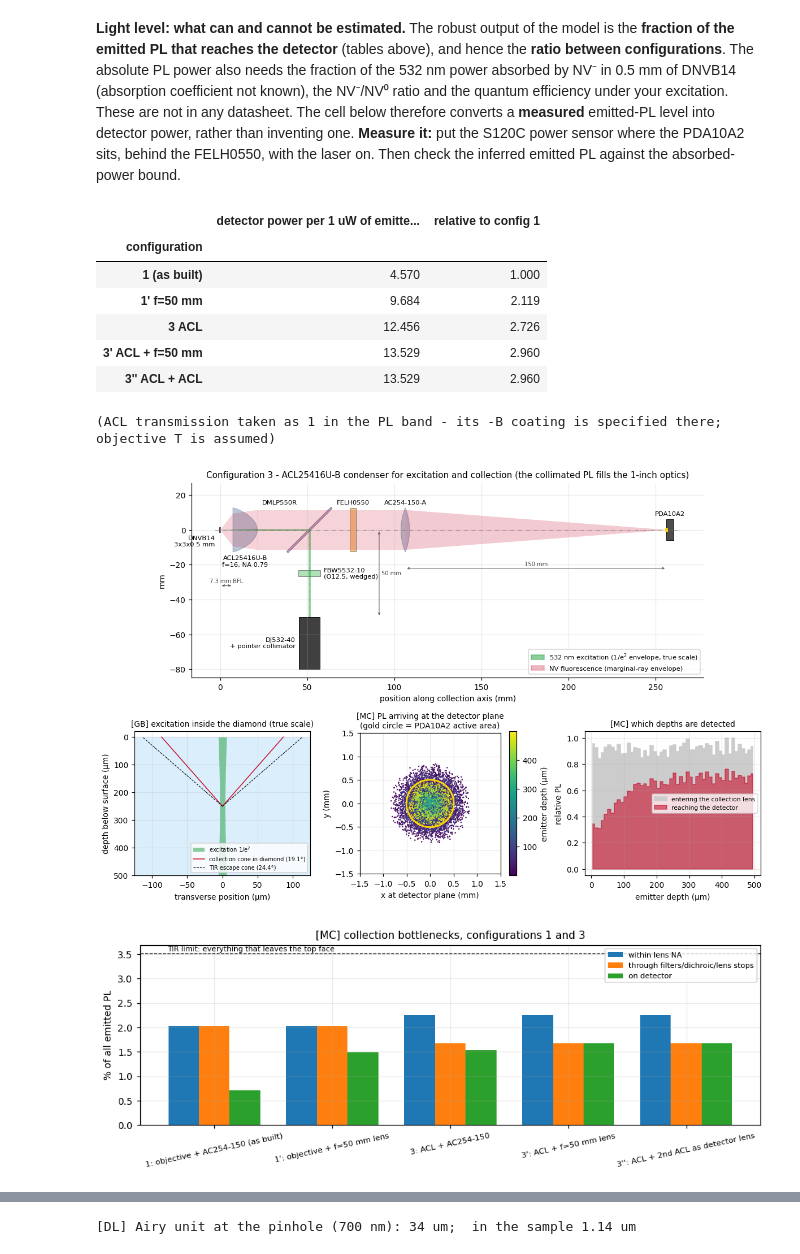
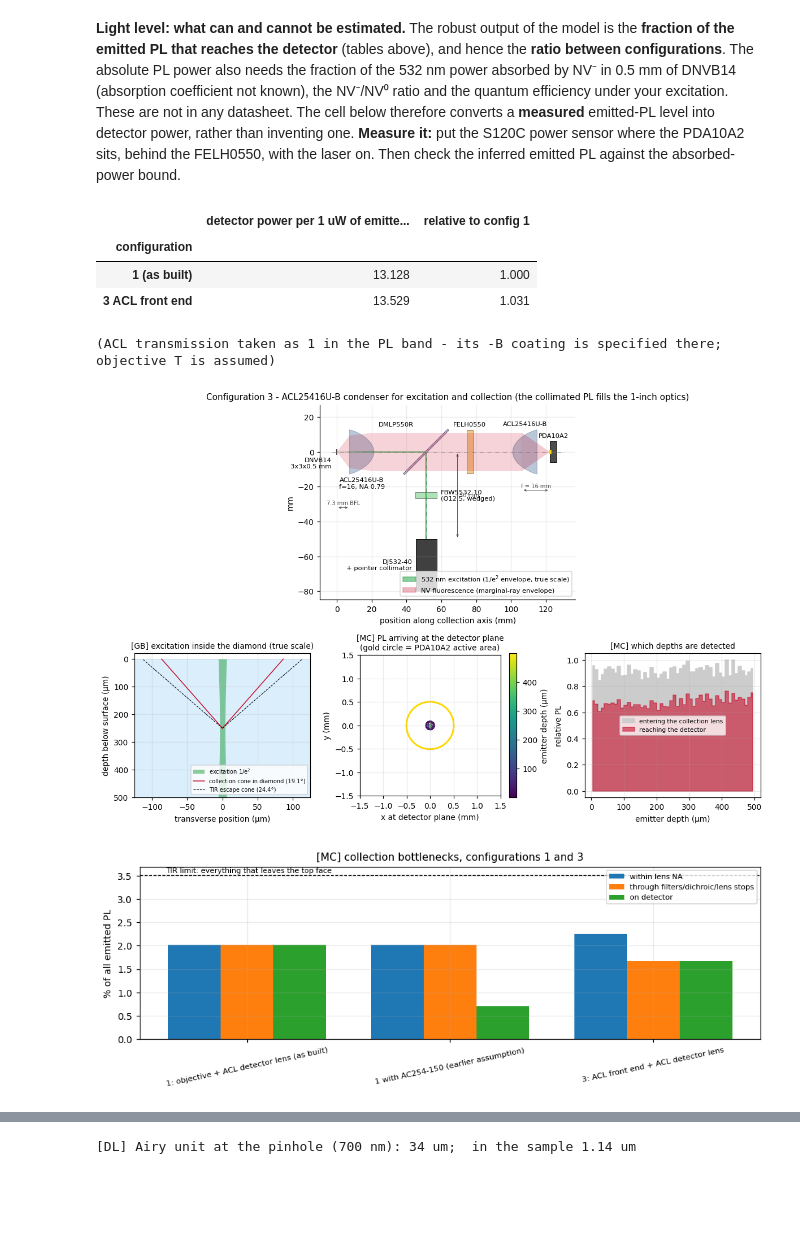
Before and after one commit to GonReina/BudgetODMR, a Jupyter notebook: notebooks/Optical_Setup.ipynb, the cells around one changed output, grey strips where cells are left out. Saved outputs shown, nothing was run; the diff lists cells and outputs as text; code cells hidden in the pictures; blank space fills up the shorter version.

```diff
--- a/notebooks/Optical_Setup.ipynb
+++ b/notebooks/Optical_Setup.ipynb
@@ -98,10 +105,14 @@ OBJ_T     = param("N40X-PF transmission (PL)", 0.80, "", "assumed", "not found;
 # ---- collection train (config 1) -----------------------------------------------
 L_OBJ_DICH = param("Objective shoulder -> dichroic centre", 30, "mm", "assumed", "", MM)
 L_OBJ_FELH = param("Objective shoulder -> FELH0550", 55, "mm", "assumed", "", MM)
-L_OBJ_LENS = param("Objective shoulder -> AC254-150", 85, "mm", "measured", "'8-9 cm'", MM)
+L_OBJ_LENS = param("Objective shoulder -> detector lens", 85, "mm", "measured",
+                   "'8-9 cm', measured with the earlier lens; assumed unchanged for the ACL", MM)
 AC_F  = param("AC254-150-A focal length", 150, "mm", "datasheet", "", MM)
 AC_CA = param("AC254-150-A clear aperture (dia.)", 22.9, "mm", "assumed", "Thorlabs CA > 90 % of O25.4", MM)
-L_LENS_DET = param("AC254-150 -> detector", 150, "mm", "measured", "", MM)
+DET_F  = param("Detector lens ACL25416U-B EFL", 16, "mm", "datasheet", "focuses the PL onto the PDA10A2", MM)
+DET_CA = param("Detector lens clear aperture (dia.)", 24, "mm", "assumed", "O25.4 mm condenser", MM)
+L_LENS_DET = param("Detector lens -> PDA10A2", 16, "mm", "assumed",
+                   "detector at the ACL focus (7.3 mm from its flat face); thin-lens model", MM)
 DET_AREA = param("PDA10A2 active area", 0.8, "mm2", "datasheet", "O1.0 mm", MM ** 2)
 R_DET = np.sqrt(DET_AREA / np.pi)
 
@@ -364,12 +376,15 @@ The detector sits at the focus of the AC254-150, so it sees an **image** of the
 X_PUP1 = OBJ_PARF        # collimated-space origin: objective shoulder (pupil ~ at the shoulder, assumed)
 stops1 = collection_stops(L_OBJ_DICH, L_OBJ_FELH, L_OBJ_LENS)
 mc1 = run_mc(W_LASER, OBJ_F, FOCUS_DEPTH_1, OBJ_F, OBJ_NA, stops1, L_OBJ_LENS)
-mc1_f50 = run_mc(W_LASER, OBJ_F, FOCUS_DEPTH_1, OBJ_F, OBJ_NA, stops1, L_OBJ_LENS, f2=50 * MM)
-display(stage_table({"config 1 (as built)": mc1, "config 1 with f=50 mm detector lens (what-if)": mc1_f50}))
-display(pl_beam_sizes(mc1, [("DMLP550R", L_OBJ_DICH), ("FELH0550", L_OBJ_FELH), ("AC254-150", L_OBJ_LENS)]))
-print(f"[NA] detector back-projected into the sample: radius {R_DET * OBJ_F / AC_F / UM:.1f} um "
-      f"(f=50 mm lens: {R_DET * OBJ_F / (50*MM) / UM:.0f} um)")
-print(f"[NA] cone of light converging on the detector: NA = {OBJ_F*OBJ_NA/AC_F:.3f} -> no angular problem for a bare photodiode")
+mc1_ac = run_mc(W_LASER, OBJ_F, FOCUS_DEPTH_1, OBJ_F, OBJ_NA,
+                collection_stops(L_OBJ_DICH, L_OBJ_FELH, L_OBJ_LENS, AC_CA), L_OBJ_LENS, f2=AC_F)
+display(stage_table({"config 1 (as built: ACL detector lens)": mc1,
+                     "config 1 with an AC254-150 detector lens (earlier assumption)": mc1_ac}))
+display(pl_beam_sizes(mc1, [("DMLP550R", L_OBJ_DICH), ("FELH0550", L_OBJ_FELH), ("ACL25416U-B (detector lens)", L_OBJ_LENS)]))
+print(f"[NA] detector back-projected into the sample: radius {R_DET * OBJ_F / DET_F / UM:.0f} um "
+      f"(AC254-150: {R_DET * OBJ_F / AC_F / UM:.1f} um)")
+print(f"[NA] cone of light converging on the detector: NA = {OBJ_F*OBJ_NA/DET_F:.2f} "
+      "(a bare photodiode accepts this; Fresnel loss at its window grows only slowly with angle)")
 
 depth_sweep = np.array([10, 30, 60, 100, 150, 200, 300, 400]) * UM
 sweep1 = [100 * run_mc(W_LASER, OBJ_F, d, OBJ_F, OBJ_NA, stops1, L_OBJ_LENS, n=400_000)["on detector"] for d in depth_sweep]
@@ -673,18 +696,19 @@ print(f"[WO] vs [GB] waist: {2*f3['w_e2']/UM:.2f} vs {2*g3['w0']/UM:.2f} um")
 | [WO] Strehl at the focus depth | 0.999 | 1.000 |
 [WO] vs [GB] waist: 7.75 vs 7.74 um
 # %%
-# [MC] collection with the condenser, and what-if detector lenses
+# [MC] collection with the condenser (ACL detector lens), compared with the objective
 stops3 = collection_stops(L3_dich, L3_felh, L3_lens)
 mc3 = run_mc(W_LASER, ACL_F, FOCUS_DEPTH_3, ACL_F, ACL_NA, stops3, L3_lens)
-mc3_f50 = run_mc(W_LASER, ACL_F, FOCUS_DEPTH_3, ACL_F, ACL_NA, stops3, L3_lens, f2=50 * MM)
-mc3_acl = run_mc(W_LASER, ACL_F, FOCUS_DEPTH_3, ACL_F, ACL_NA, stops3, L3_lens, f2=ACL_F)
-res_all = {"1: objective + AC254-150 (as built)": mc1, "1': objective + f=50 mm lens": mc1_f50,
-           "3: ACL + AC254-150": mc3, "3': ACL + f=50 mm lens": mc3_f50, "3'': ACL + 2nd ACL as detector lens": mc3_acl}
+res_all = {"1: objective + ACL detector lens (as built)": mc1,
+           "1 with AC254-150 (earlier assumption)": mc1_ac,
+           "3: ACL front end + ACL detector lens": mc3}
 display(stage_table(res_all))
-display(pl_beam_sizes(mc3, [("DMLP550R", L3_dich), ("FELH0550", L3_felh), ("AC254-150", L3_lens)]))
+display(pl_beam_sizes(mc3, [("DMLP550R", L3_dich), ("FELH0550", L3_felh), ("ACL25416U-B (detector lens)", L3_lens)]))
 eff_NA = np.percentile(np.hypot(mc3["rays"]["px"], mc3["rays"]["py"])[mc3["rays"]["pre"]], 100) / ACL_F
 print(f"[MC] largest pupil height that passes all 1-inch stops -> effective collection NA ~ {eff_NA:.2f} (condenser NA {ACL_NA})")
-print(f"[NA] detector back-projected into the sample: radius {R_DET*ACL_F/AC_F/UM:.0f} um with the AC254-150")
+print(f"[NA] detector back-projected into the sample: radius {R_DET*ACL_F/DET_F/UM:.0f} um (magnification 1)")
+print(f"condenser / objective, PL on detector: {mc3['on detector']/mc1['on detector']:.2f} "
+      f"(x 1/T_obj = {mc3['on detector']/(mc1['on detector']*OBJ_T):.2f} if the objective transmits {OBJ_T:.0%})")
 
 alphas = np.array([0, 5, 10, 20, 40])         # 1/cm, illustrative only
 sens = [(100 * run_mc(W_LASER, OBJ_F, FOCUS_DEPTH_1, OBJ_F, OBJ_NA, stops1, L_OBJ_LENS, alpha=a * 100, n=400_000)["on detector"],
@@ -720,8 +745,7 @@ P_PL_measured = param("PL power measured at the detector plane", None, "nW", "UN
                       "measure with S120C behind FELH0550 (config 1); enter here", 1e-9)
 T_train = DICH_TPL * FELH_T            # filters/dichroic in the PL path (objective T separately)
 rows = []
-for lab, r, T_opt in [("1 (as built)", mc1, OBJ_T), ("1' f=50 mm", mc1_f50, OBJ_T), ("3 ACL", mc3, 1.0),
-                      ("3' ACL + f=50 mm", mc3_f50, 1.0), ("3'' ACL + ACL", mc3_acl, 1.0)]:
+for lab, r, T_opt in [("1 (as built)", mc1, OBJ_T), ("3 ACL front end", mc3, 1.0)]:
     rows.append({"configuration": lab, "detector power per 1 uW of emitted PL (nW)": 1e3 * r["on detector"] * T_train * T_opt,
                  "relative to config 1": (r["on detector"] * T_opt) / (mc1["on detector"] * OBJ_T)})
 light = pd.DataFrame(rows).set_index("configuration")
@@ -734,39 +758,37 @@ print("(ACL transmission taken as 1 in the PL band - its -B coating is specified
 # %% [output]
 |  | detector power per 1 uW of emitte... | relative to config 1 |
 | configuration |  |  |
-| 1 (as built) | 4.570 | 1.000 |
-| 1' f=50 mm | 9.684 | 2.119 |
-| 3 ACL | 12.456 | 2.726 |
-| 3' ACL + f=50 mm | 13.529 | 2.960 |
-| 3'' ACL + ACL | 13.529 | 2.960 |
+| 1 (as built) | 13.128 | 1.000 |
+| 3 ACL front end | 13.529 | 1.031 |
 (ACL transmission taken as 1 in the PL band - its -B coating is specified there; objective T is assumed)
 # %%
 # ---- figure: configuration 3 -------------------------------------------------------------
 S3 = layout_dict("asphere", ACL_BFL, X_PUP3, ACL_F * ACL_NA, L3_dich, L3_felh, L3_lens, L_LENS_DET,
-                 W_LASER, AC_CA / 2, ACL_NA, arm_1, -L_LASER_DICH, "laser",
+                 W_LASER, FELH_CA / 2, ACL_NA, arm_1, -L_LASER_DICH, "laser",
                  lambda y: np.full_like(y, W_LASER / MM))
+S3["det_lens"] = "acl"
 S3["x_pupil"] = ACL_REAR / MM          # draw the collimated PL from the lens rear face
 zoom3 = dict(z_um=zd / UM, w_um=om.beam_in_diamond(W_LASER, ACL_F, LAM_EXC, FOCUS_DEPTH_3, zd) / UM, NA_coll=ACL_NA,
              focus_um=FOCUS_DEPTH_3 / UM, title="[GB] excitation inside the diamond (true scale)")
 x3d = S3["x_dich"]
 dims3 = [("h", 0, ACL_BFL / MM, -32, "7.3 mm BFL"),
-         ("h", S3["x_lens"], S3["x_det"], -22, "150 mm"),
-         ("v", -L_LASER_DICH / MM, 0, x3d + 40, "50 mm")]
+         ("h", S3["x_lens"], S3["x_det"], -22, "f = 16 mm"),
+         ("v", -L_LASER_DICH / MM, 0, x3d + 18, "50 mm")]
 fig = config_figure(S3, "Configuration 3 - ACL25416U-B condenser for excitation and collection "
                         "(the collimated PL fills the 1-inch optics)", zoom3, mc3, dims3)
 plt.show()
 
 fig, ax = plt.subplots(figsize=(9, 3.4))
 labels = list(res_all)
 stages = ["within lens NA", "through filters/dichroic/lens stops", "on detector"]
 xx = np.arange(len(labels))
 for i, s in enumerate(stages):
     ax.bar(xx + (i - 1) * 0.26, [100 * res_all[l][s] for l in labels], 0.26, label=s)
 ax.axhline(100 * om.escape_cone_fraction_fresnel(1.0), color="k", ls="--", lw=0.8)
 ax.text(-0.4, 100 * om.escape_cone_fraction_fresnel(1.0) + 0.05, "TIR limit: everything that leaves the top face", fontsize=7)
 ax.set_xticks(xx); ax.set_xticklabels(labels, rotation=12, fontsize=7.5)
 ax.set_ylabel("% of all emitted PL"); ax.set_title("[MC] collection bottlenecks, configurations 1 and 3"); ax.legend(fontsize=7)
 plt.tight_layout(); plt.show()
 # %% [output]
-[figure, old version]
+[figure, new version]
-[figure, old version]
+[figure, new version]
```
Also changed, not shown: parts of 26 cells of this notebook, 2 other files.
